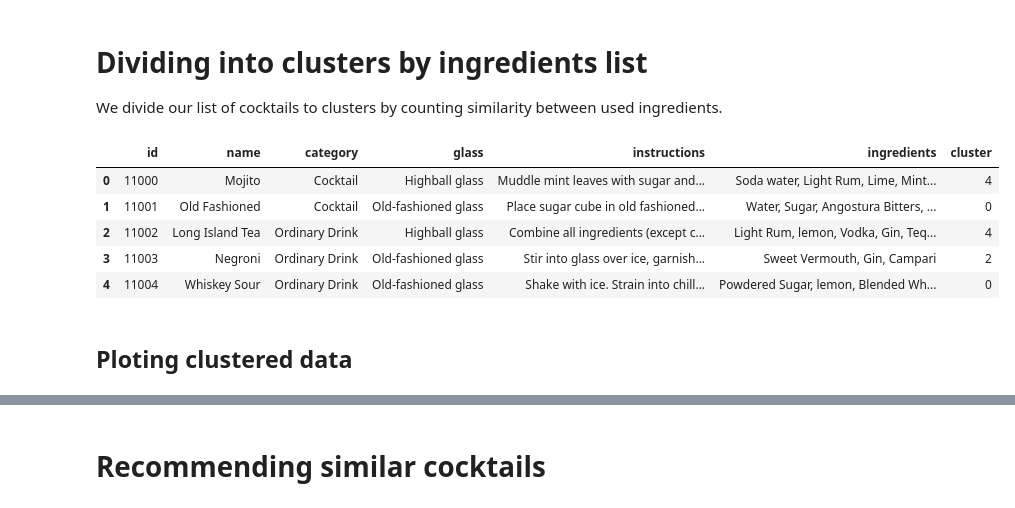
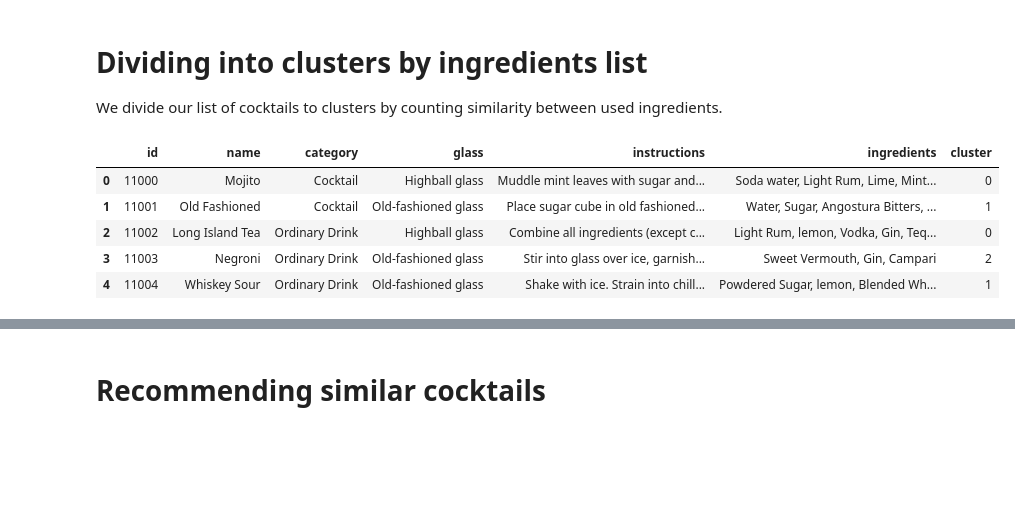
Before and after one commit to Macsok/Exploratory-Data-Analysis, a Jupyter notebook: EDA analyses/scikit-learn_analysis.ipynb, the cells around one changed output, grey strips where cells are left out. Drawn from its saved outputs; the diff is of its cells as text; code cells hidden in the pictures; blank space fills up the shorter version.

```diff
--- a/EDA analyses/scikit-learn_analysis.ipynb
+++ b/EDA analyses/scikit-learn_analysis.ipynb
@@ -23,14 +22,12 @@ df.rename(columns={'ingredientsID': 'ingredients'}, inplace=True)
 # Dividing into clusters by ingredients list
 We divide our list of cocktails to clusters by counting similarity between used ingredients.
 # %%
-df['cluster'] = own_scripts.clusterization(df, clusters=5)
+df['cluster'] = own_scripts.clusterization(df, clusters=3)
 df.head()
 # %% [output]
 |  | id | name | category | glass | instructions | ingredients | cluster |
-| 0 | 11000 | Mojito | Cocktail | Highball glass | Muddle mint leaves with sugar and... | Soda water, Light Rum, Lime, Mint... | 4 |
-| 1 | 11001 | Old Fashioned | Cocktail | Old-fashioned glass | Place sugar cube in old fashioned... | Water, Sugar, Angostura Bitters, ... | 0 |
-| 2 | 11002 | Long Island Tea | Ordinary Drink | Highball glass | Combine all ingredients (except c... | Light Rum, lemon, Vodka, Gin, Teq... | 4 |
+| 0 | 11000 | Mojito | Cocktail | Highball glass | Muddle mint leaves with sugar and... | Soda water, Light Rum, Lime, Mint... | 0 |
+| 1 | 11001 | Old Fashioned | Cocktail | Old-fashioned glass | Place sugar cube in old fashioned... | Water, Sugar, Angostura Bitters, ... | 1 |
+| 2 | 11002 | Long Island Tea | Ordinary Drink | Highball glass | Combine all ingredients (except c... | Light Rum, lemon, Vodka, Gin, Teq... | 0 |
 | 3 | 11003 | Negroni | Ordinary Drink | Old-fashioned glass | Stir into glass over ice, garnish... | Sweet Vermouth, Gin, Campari | 2 |
-| 4 | 11004 | Whiskey Sour | Ordinary Drink | Old-fashioned glass | Shake with ice. Strain into chill... | Powdered Sugar, lemon, Blended Wh... | 0 |
+| 4 | 11004 | Whiskey Sour | Ordinary Drink | Old-fashioned glass | Shake with ice. Strain into chill... | Powdered Sugar, lemon, Blended Wh... | 1 |
-# %% [markdown]
-## Ploting clustered data
```
Also changed, not shown: parts of 5 cells of this notebook, 3 other files.
